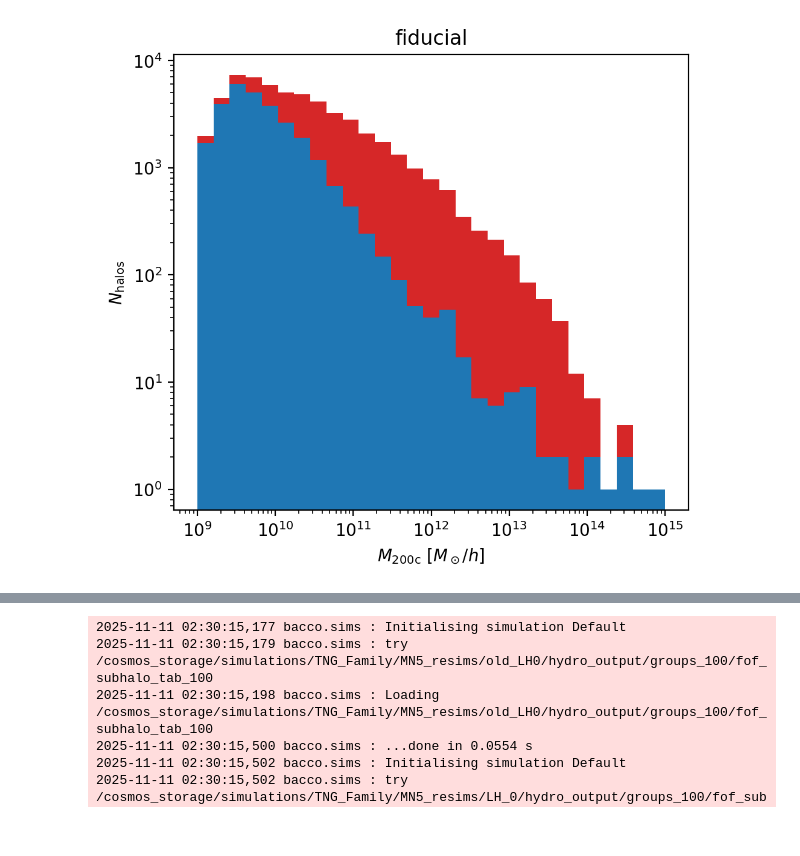
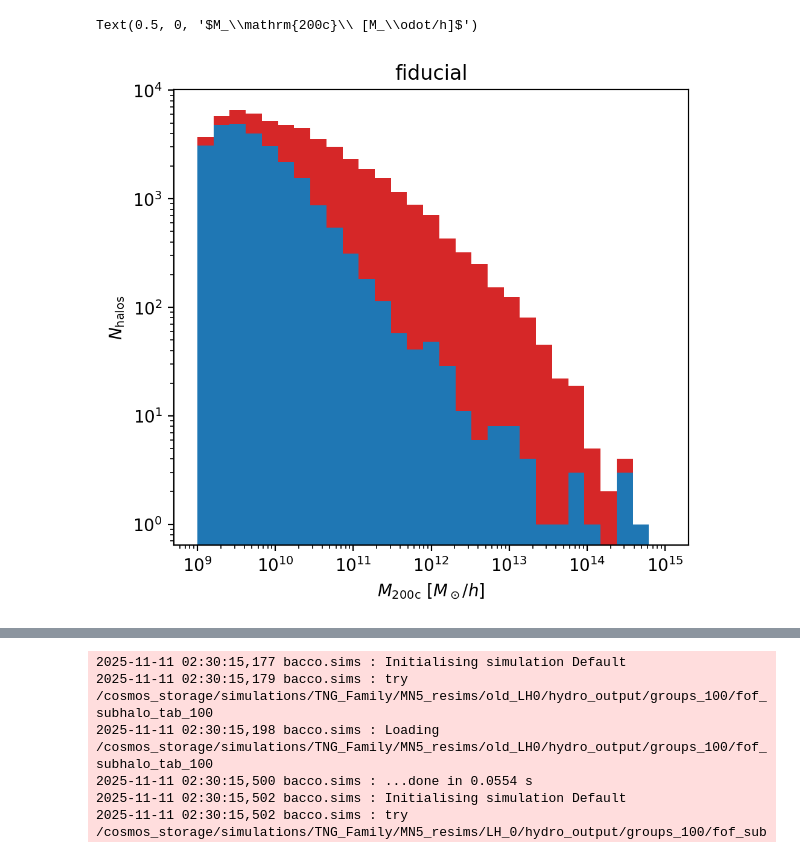
Before and after one commit to fgmaion/MTNG-resims, a Jupyter notebook: Notebooks/validation_tests.ipynb, the cells around one changed output, grey strips where cells are left out. Saved outputs shown, nothing was run; the diff lists cells and outputs as text; code cells hidden in the pictures.

```diff
--- a/Notebooks/validation_tests.ipynb
+++ b/Notebooks/validation_tests.ipynb
@@ -54,7 +60,7 @@ tau    = 0.0965 #CHECK ME
 zoom = {}
 for i in range(len(name_list)):
     base = "/cosmos_storage/simulations/TNG_Family/MN5_resims/"+name_list[i]+"/hydro_output/"
-    zoom[name_list] = bacco.Simulation(basedir=base, halo_file="groups_{:03d}/fof_subhalo_tab_{:03d}".format(snap,snap),\
+    zoom[name_list[i]] = bacco.Simulation(basedir=base, halo_file="groups_{:03d}/fof_subhalo_tab_{:03d}".format(snap,snap),\
                             sim_format='TNG500', fixedPk=True, use_orphans=False, tau=tau, ns=ns, sigma8=sigma8,\
                             tree_file="groups_{:03d}/subhalo_prog_{:03d}".format(snap,snap), use_ids=True, numpart=4320)
 # %% [output]
@@ -123,8 +145,8 @@ fig, ax = plt.subplots(dpi=200, figsize=(5.5, 5))
 ax.set_xscale('log')
 ax.set_yscale('log')
 
-ax.hist(1e10*zoom['fiducial'].fof['halo_m200c'], color='C3', bins=np.logspace(9,15,30))
-ax.hist(1e10*zoom['fiducial'].fof['halo_m200c'][pol['fiducial']<0.002], color='C0', bins=np.logspace(9,15,30))
+ax.hist(1e10*zoom['fiducial'].fof['halo_m500c'], color='C3', bins=np.logspace(9,15,30))
+ax.hist(1e10*zoom['fiducial'].fof['halo_m500c'][pol['fiducial']<0.002], color='C0', bins=np.logspace(9,15,30))
 
 ax.set_title('fiducial')
 
@@ -135,4 +157,5 @@ Text(0.5, 0, '$M_\\mathrm{200c}\\ [M_\\odot/h]$')
+Text(0.5, 0, '$M_\\mathrm{200c}\\ [M_\\odot/h]$')
-[figure, old version]
+[figure, new version]
 # %%
 xmatch = {}
 
```
Also changed, not shown: parts of 13 cells of this notebook, 4 other files.
